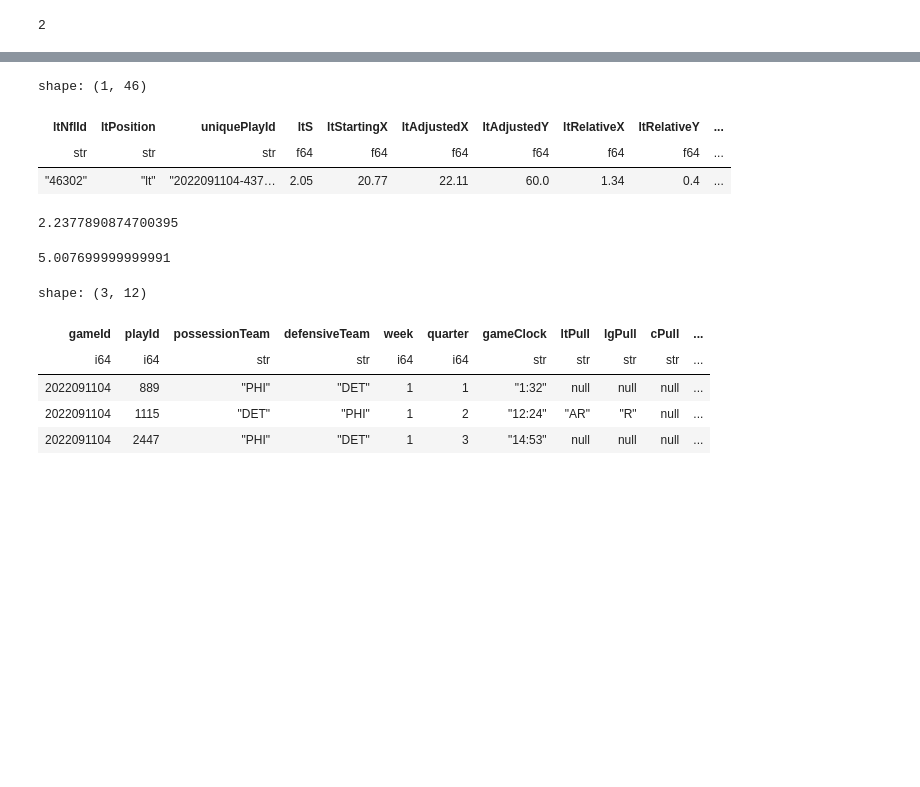
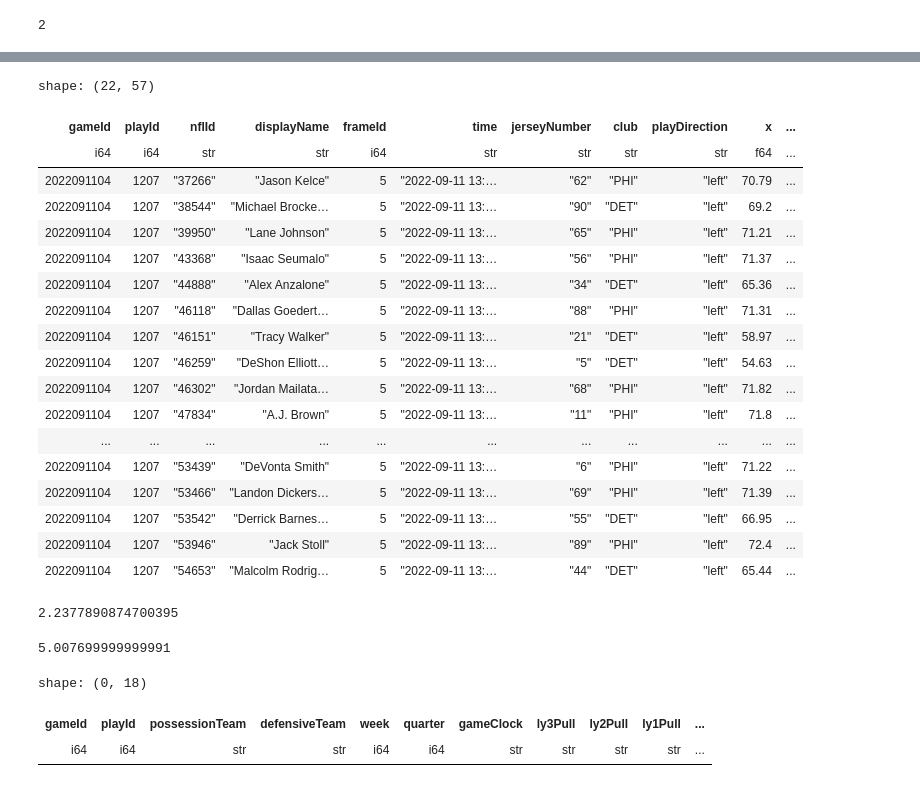
Before and after one commit to BenDavis71/BDB, a Jupyter notebook: BDBFormation/BDBFormation.ipynb, the cells around one changed output, grey strips where cells are left out. Drawn from its saved outputs; the diff is of its cells as text; code cells hidden in the pictures; blank space fills up the shorter version.

```diff
--- a/BDBFormation/BDBFormation.ipynb
+++ b/BDBFormation/BDBFormation.ipynb
@@ -667,6 +675,7 @@ for _ in range(4):
         pl.when(
             (pl.col('position').is_in(['TE','FB']))
             & pl.col('xFromBall').is_between(pl.col('leftBoxX'),pl.col('rightBoxX'))
+            & (pl.col('yFromBall') >= pl.col('boxY'))
         )
         .then('y')
         .otherwise(pl.col('onFieldPosition'))
@@ -720,4 +1063,0 @@ here
-# %%
-df = df.select(['nflId','position','uniquePlayId','s','startingX',
-                'adjustedX','adjustedY','relativeX','relativeY'])
-df
@@ -822,20 +1152,21 @@ shape: (5_973, 39)
 # %%
 d={}
-for position in linemen_positions.values():
-    d[position] = df.filter(pl.col('position')==position)
+for position in pulling_positions:
+    d[position] = pullers.filter(pl.col('onFieldPosition')==position)
     d[position] = d[position].rename({
         'nflId':position+'NflId',
-        'position':position+'Position',
+        'onFieldPosition':position+'Position',
         'startingX':position+'StartingX',
         'adjustedX':position+'AdjustedX',
         'adjustedY':position+'AdjustedY',
         'relativeX':position+'RelativeX',
         'relativeY':position+'RelativeY',
+        'bluffCheckX':position+'BluffCheckX',
         's':position+'S',
     })
 
 for position_df in list(d.values())[1:]:
-    d['lt'] = d['lt'].join(position_df,on='uniquePlayId')
-df = d['lt']
-df
+    d['ly3'] = d['ly3'].join(position_df,on='uniquePlayId',how='outer')
+pullers = d['ly3']
+pullers
 # %% [output]
@@ -1005,26 +1740,3 @@ def calculate_pulls(df, position):
         ])
 
     return df
-# %%
-for position in ['lt','lg','c','rg','rt']:
-    df = calculate_pulls(df,position)
-
-for position in ['lt','lg','c','rg','rt']:
-    df = calculate_adjacent_pulls(df,position)
-
-
-# test = df.filter(
-#     (pl.col('ltPull').is_in(['R','L'])) |
-#     (pl.col('lgPull').is_in(['R','L'])) |
-#     (pl.col('cPull').is_in(['R','L'])) |
-#     (pl.col('rgPull').is_in(['R','L'])) |
-#     (pl.col('rtPull').is_in(['R','L']))
-# )
-test = df.filter(
-    (pl.col('ltPull').is_in(['AR','AL'])) |
-    (pl.col('lgPull').is_in(['AR','AL'])) |
-    (pl.col('cPull').is_in(['AR','AL'])) |
-    (pl.col('rgPull').is_in(['AR','AL'])) |
-    (pl.col('rtPull').is_in(['AR','AL']))
-)
-test
@@ -1083,10 +1980,25 @@ shape: (58, 12)
 # %%
-df.filter(pl.col('uniquePlayId')=='2022091104-4372')
+df.filter(pl.col('uniquePlayId')=='2022091104-1207')
 # %% [output]
-shape: (1, 46)
+shape: (22, 57)
-| ltNflId | ltPosition | uniquePlayId | ltS | ltStartingX | ltAdjustedX | ltAdjustedY | ltRelativeX | ltRelativeY | ... |
-| str | str | str | f64 | f64 | f64 | f64 | f64 | f64 | ... |
-| "46302" | "lt" | "2022091104-437… | 2.05 | 20.77 | 22.11 | 60.0 | 1.34 | 0.4 | ... |
+| gameId | playId | nflId | displayName | frameId | time | jerseyNumber | club | playDirection | x | ... |
+| i64 | i64 | str | str | i64 | str | str | str | str | f64 | ... |
+| 2022091104 | 1207 | "37266" | "Jason Kelce" | 5 | "2022-09-11 13:… | "62" | "PHI" | "left" | 70.79 | ... |
+| 2022091104 | 1207 | "38544" | "Michael Brocke… | 5 | "2022-09-11 13:… | "90" | "DET" | "left" | 69.2 | ... |
+| 2022091104 | 1207 | "39950" | "Lane Johnson" | 5 | "2022-09-11 13:… | "65" | "PHI" | "left" | 71.21 | ... |
+| 2022091104 | 1207 | "43368" | "Isaac Seumalo" | 5 | "2022-09-11 13:… | "56" | "PHI" | "left" | 71.37 | ... |
+| 2022091104 | 1207 | "44888" | "Alex Anzalone" | 5 | "2022-09-11 13:… | "34" | "DET" | "left" | 65.36 | ... |
+| 2022091104 | 1207 | "46118" | "Dallas Goedert… | 5 | "2022-09-11 13:… | "88" | "PHI" | "left" | 71.31 | ... |
+| 2022091104 | 1207 | "46151" | "Tracy Walker" | 5 | "2022-09-11 13:… | "21" | "DET" | "left" | 58.97 | ... |
+| 2022091104 | 1207 | "46259" | "DeShon Elliott… | 5 | "2022-09-11 13:… | "5" | "DET" | "left" | 54.63 | ... |
+| 2022091104 | 1207 | "46302" | "Jordan Mailata… | 5 | "2022-09-11 13:… | "68" | "PHI" | "left" | 71.82 | ... |
+| 2022091104 | 1207 | "47834" | "A.J. Brown" | 5 | "2022-09-11 13:… | "11" | "PHI" | "left" | 71.8 | ... |
+| ... | ... | ... | ... | ... | ... | ... | ... | ... | ... | ... |
+| 2022091104 | 1207 | "53439" | "DeVonta Smith" | 5 | "2022-09-11 13:… | "6" | "PHI" | "left" | 71.22 | ... |
+| 2022091104 | 1207 | "53466" | "Landon Dickers… | 5 | "2022-09-11 13:… | "69" | "PHI" | "left" | 71.39 | ... |
+| 2022091104 | 1207 | "53542" | "Derrick Barnes… | 5 | "2022-09-11 13:… | "55" | "DET" | "left" | 66.95 | ... |
+| 2022091104 | 1207 | "53946" | "Jack Stoll" | 5 | "2022-09-11 13:… | "89" | "PHI" | "left" | 72.4 | ... |
+| 2022091104 | 1207 | "54653" | "Malcolm Rodrig… | 5 | "2022-09-11 13:… | "44" | "DET" | "left" | 65.44 | ... |
 # %%
 import math
 
@@ -1097,11 +2009,8 @@ print (math.sqrt((28.71-30.9)**2 + (34.18-34.64)**2))
 2.2377890874700395
 5.007699999999991
 # %%
-test.filter(pl.col('gameId')==2022091104)
+test.filter(pl.col('gameId')==2022091109)
 # %% [output]
-shape: (3, 12)
+shape: (0, 18)
-| gameId | playId | possessionTeam | defensiveTeam | week | quarter | gameClock | ltPull | lgPull | cPull | ... |
+| gameId | playId | possessionTeam | defensiveTeam | week | quarter | gameClock | ly3Pull | ly2Pull | ly1Pull | ... |
 | i64 | i64 | str | str | i64 | i64 | str | str | str | str | ... |
-| 2022091104 | 889 | "PHI" | "DET" | 1 | 1 | "1:32" | null | null | null | ... |
-| 2022091104 | 1115 | "DET" | "PHI" | 1 | 2 | "12:24" | "AR" | "R" | null | ... |
-| 2022091104 | 2447 | "PHI" | "DET" | 1 | 3 | "14:53" | null | null | null | ... |
```
Also changed, not shown: parts of 64 cells of this notebook.
